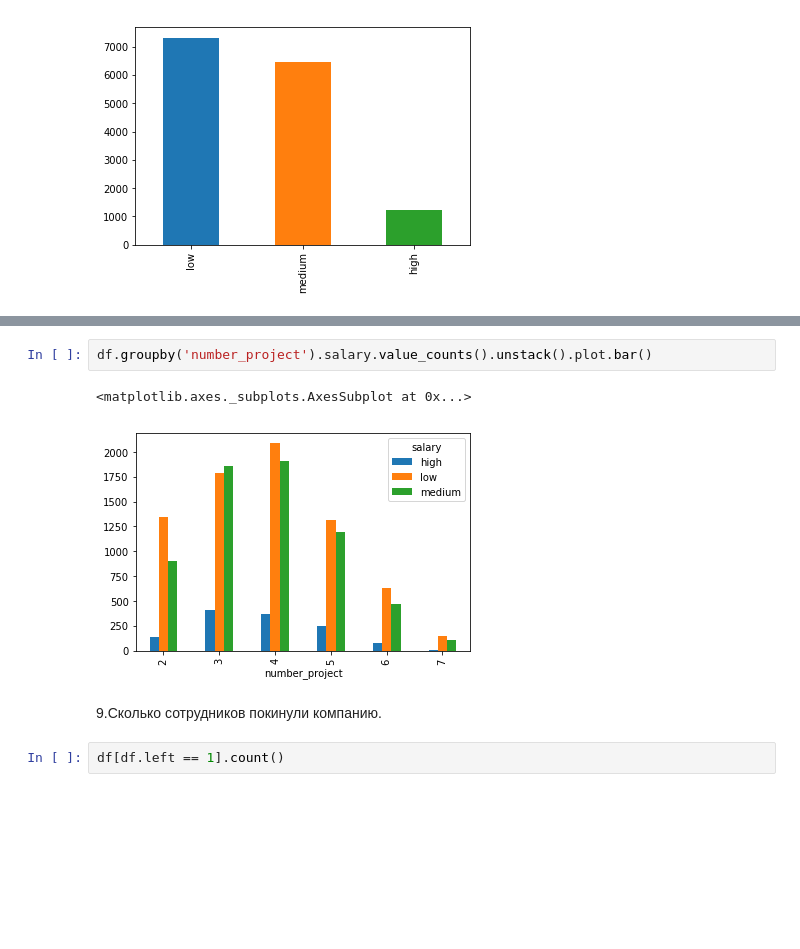
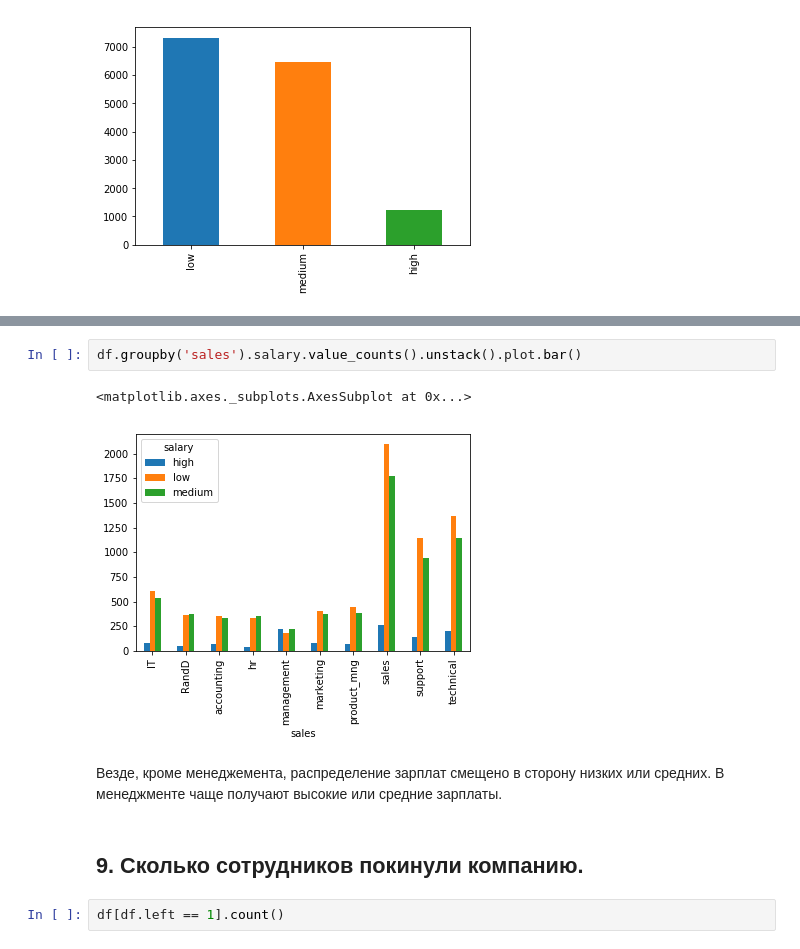
Before and after one commit to uvisaenko/homeworks, a Jupyter notebook: last_homework.ipynb, the cells around one changed output, grey strips where cells are left out. Drawn from its saved outputs; the diff is of its cells as text; blank space fills up the shorter version.

```diff
--- a/last_homework.ipynb
+++ b/last_homework.ipynb
@@ -164,10 +149,12 @@ df.salary.value_counts().plot(kind='bar')
 # %%
-df.groupby('number_project').salary.value_counts().unstack().plot.bar()
+df.groupby('sales').salary.value_counts().unstack().plot.bar()
 # %% [output]
 <matplotlib.axes._subplots.AxesSubplot at 0x...>
-[figure, old version]
+[figure, new version]
+# %% [markdown]
+Везде, кроме менеджемента, распределение зарплат смещено в сторону низких или средних. В менеджменте чаще получают высокие или средние зарплаты.
 # %% [markdown]
-9.Сколько сотрудников покинули компанию.
+## 9. Сколько сотрудников покинули компанию.
 # %%
 df[df.left == 1].count()
 # %% [output]
```
Also changed, not shown: parts of 26 cells of this notebook.
